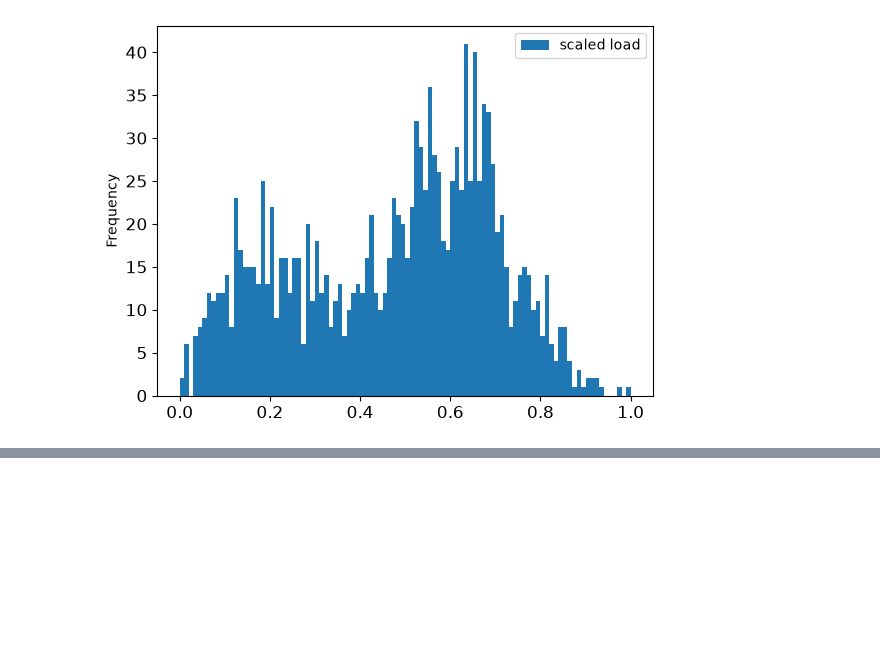
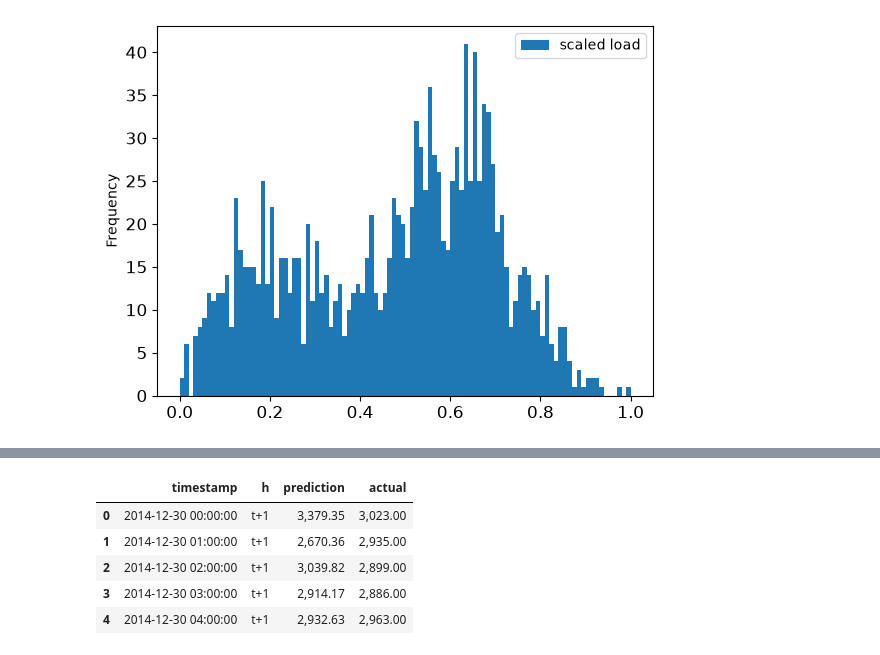
Before and after one commit to DinithBJayalath/ms-time-series, a Jupyter notebook: arima.ipynb, the cells around one changed output, grey strips where cells are left out. Saved outputs shown, nothing was run; the diff lists cells and outputs as text; code cells hidden in the pictures; blank space fills up the shorter version.

Commit message:
coded model forecasting functionality

```diff
--- a/arima.ipynb
+++ b/arima.ipynb
@@ -92,3 +92,10 @@ test.head()
 | 2014-12-30 02:00:00 | 0.01 |
 | 2014-12-30 03:00:00 | 0.00 |
 | 2014-12-30 04:00:00 | 0.05 |
+# %%
+HORIZON = 3
+order = (4, 1, 0)
+seasonal_order = (1, 1, 0, 24)
+model = SARIMAX(endog=train, order=order, seasonal_order=seasonal_order)
+results = model.fit()
+print(results.summary())
@@ -94,0 +120,8 @@ test.head()
+# %%
+test_shifted = test.copy()
+
+for t in range(1, HORIZON):
+    test_shifted["load+" + str(t)] = test_shifted["load"].shift(-t, freq="h")
+
+test_shifted.dropna(inplace=True, how="any")
+test_shifted.head()
@@ -94,0 +135,20 @@ test.head()
+# %%
+training_window = 720
+train_ts = train["load"]
+test_ts = test_shifted
+history = [x for x in train_ts]
+history = history[(-training_window):]
+predictions = list()
+order = (2, 1, 0)
+seasonal_order = (1, 1, 0, 24)
+
+for t in range(test_ts.shape[0]):
+    model = SARIMAX(endog=history, order=order, seasonal_order=seasonal_order)
+    fitted_model = model.fit()
+    y_pred = fitted_model.forecast(steps=HORIZON)
+    predictions.append(y_pred)
+    obs = list(test_ts.iloc[t])
+    history.append(obs[0])
+    history.pop(0)
+    print(test_ts.index[t])
+    print(f"{t+1} : Predicted - {y_pred}, expected - {obs}")
@@ -94,0 +173,14 @@ test.head()
+# %%
+eval_df = pd.DataFrame(predictions, columns=["t+"+str(t) for t in range(1, HORIZON+1)])
+eval_df["timestamp"] = test.index[0:len(test.index)-HORIZON+1]
+eval_df = pd.melt(eval_df, id_vars="timestamp", value_name="prediction", var_name="h")
+eval_df["actual"] = np.array(np.transpose(test_ts)).ravel()
+eval_df[["prediction", "actual"]] = scaler.inverse_transform(eval_df[["prediction", "actual"]])
+eval_df.head()
+# %% [output]
+|  | timestamp | h | prediction | actual |
+| 0 | 2014-12-30 00:00:00 | t+1 | 3,379.35 | 3,023.00 |
+| 1 | 2014-12-30 01:00:00 | t+1 | 2,670.36 | 2,935.00 |
+| 2 | 2014-12-30 02:00:00 | t+1 | 3,039.82 | 2,899.00 |
+| 3 | 2014-12-30 03:00:00 | t+1 | 2,914.17 | 2,886.00 |
+| 4 | 2014-12-30 04:00:00 | t+1 | 2,932.63 | 2,963.00 |
```
Also changed, not shown: parts of 10 cells of this notebook.
